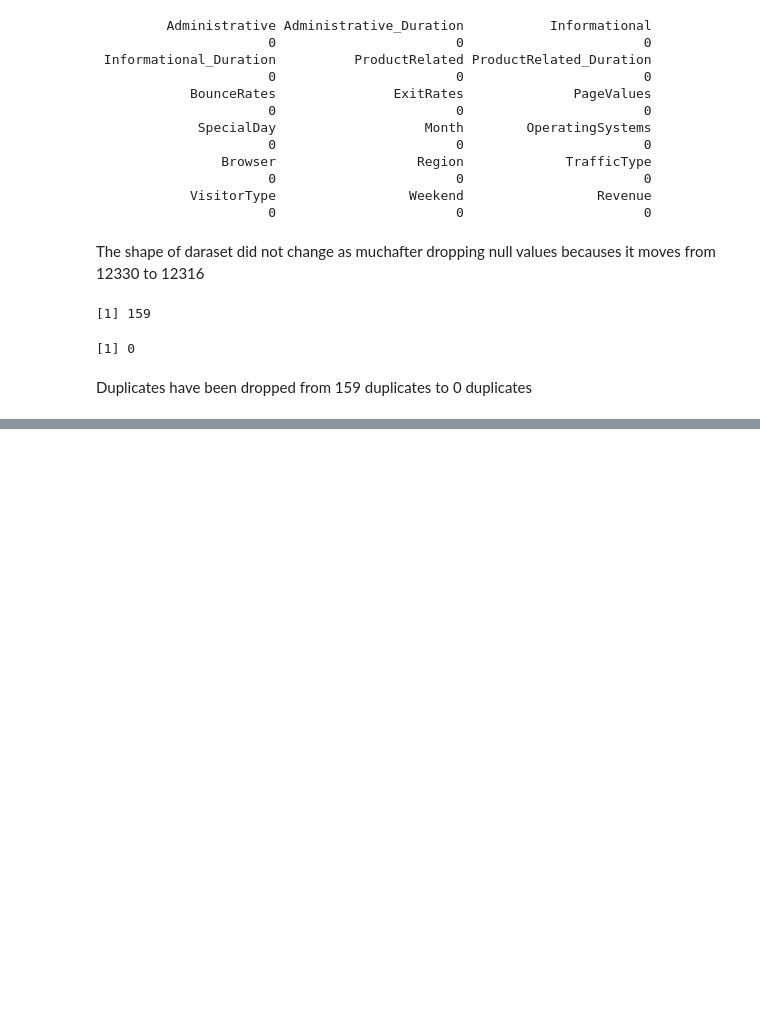
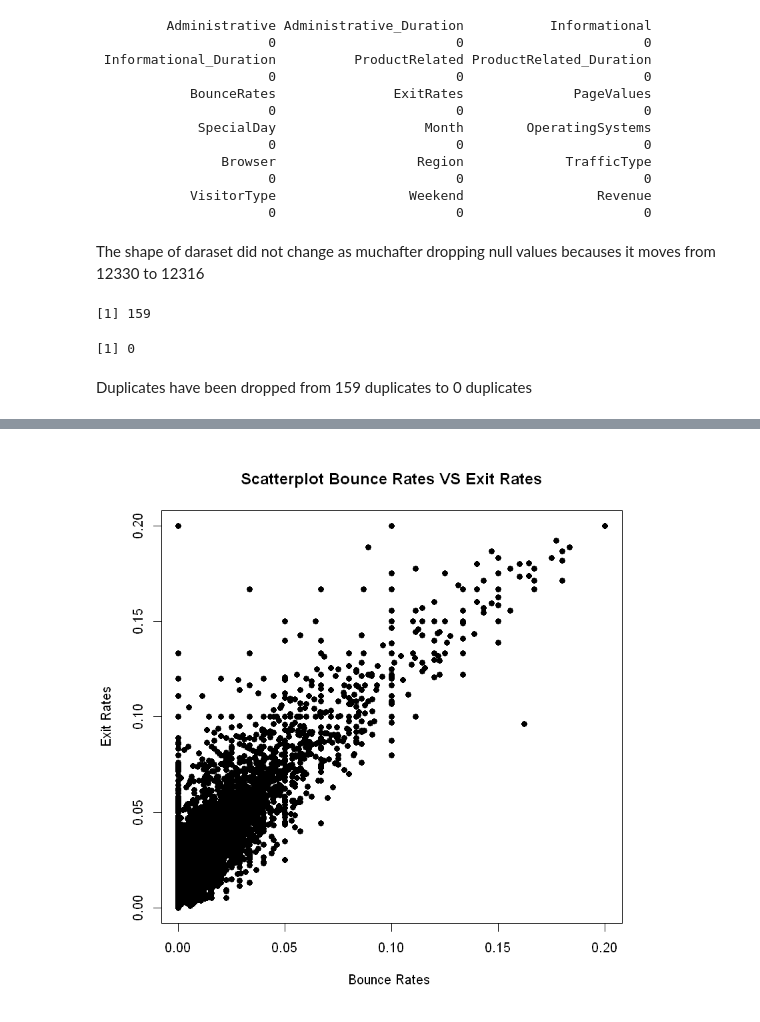
Before and after one commit to kaindoh/Ecommerce-Customer-Service, a Jupyter notebook: Ecommerce_Customers.ipynb, the cells around one changed output, grey strips where cells are left out. Cells and saved outputs as stored; diff of their text form; code cells hidden in the pictures; blank space fills up the shorter version.

```diff
--- a/Ecommerce_Customers.ipynb
+++ b/Ecommerce_Customers.ipynb
@@ -217,0 +392,7 @@ Duplicates have been dropped from 159 duplicates to 0 duplicates
+# %%
+# Plotting a scatter plot between variables that are highly correlated
+
+plot(df$bouncerates, df$exitrates, main="Scatterplot Bounce Rates VS Exit Rates",
+   xlab="Bounce Rates ", ylab="Exit Rates", pch=19)
+# %% [output]
+[figure, added]
```
Also changed, not shown: parts of 65 cells of this notebook.
